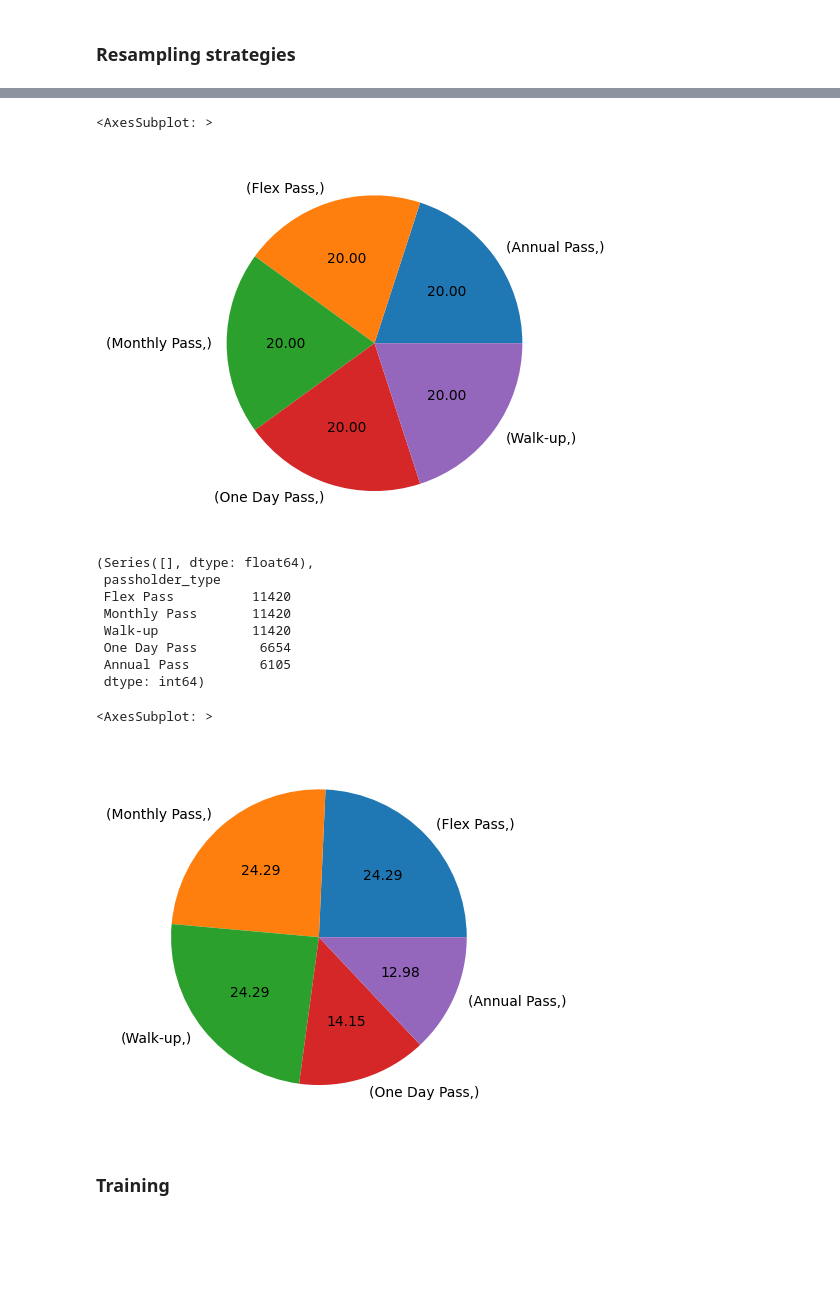
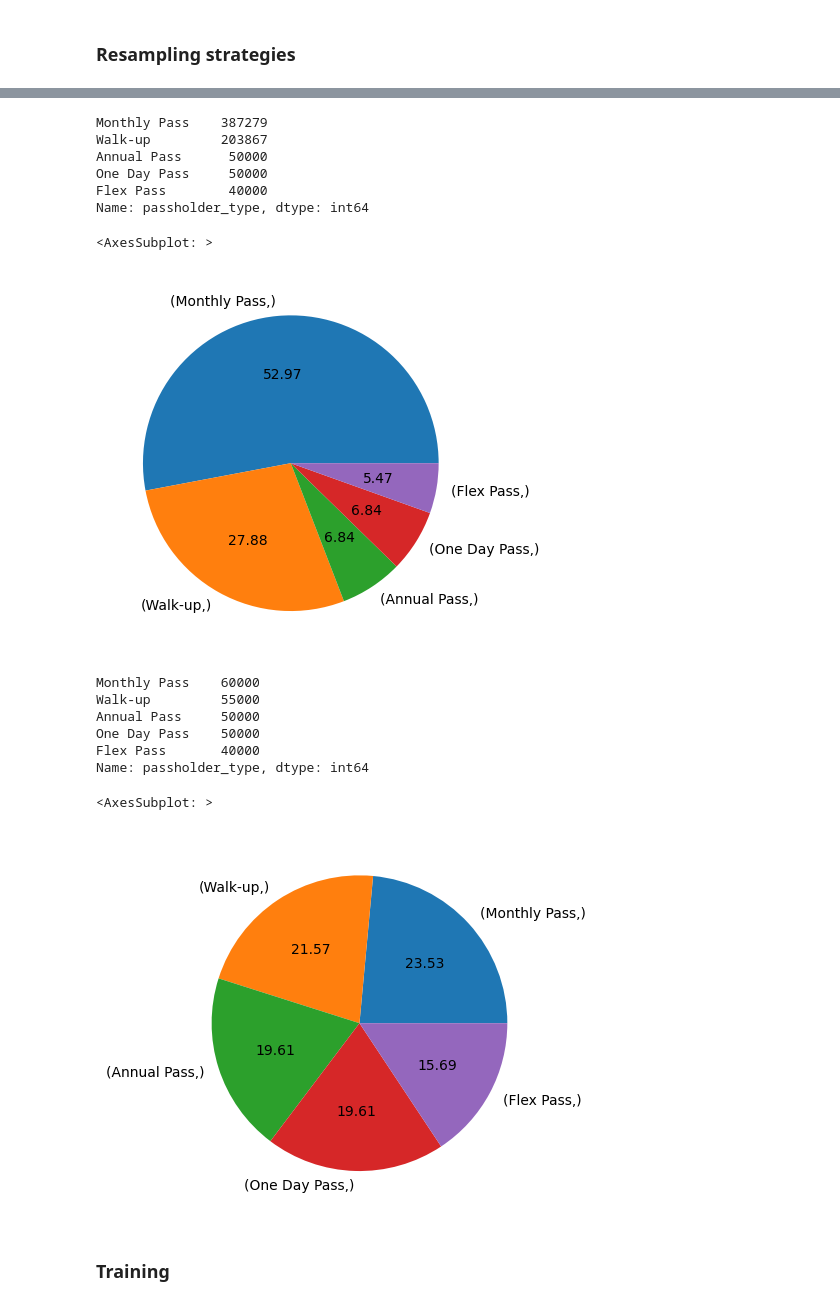
Before and after one commit to agustingenoud/la-bike-rent-analysis, a Jupyter notebook: Notebooks/02-ML.ipynb, the cells around one changed output, grey strips where cells are left out. Saved outputs shown, nothing was run; the diff lists cells and outputs as text; code cells hidden in the pictures; blank space fills up the shorter version.

Commit message:
train-test-update

```diff
--- a/Notebooks/02-ML.ipynb
+++ b/Notebooks/02-ML.ipynb
@@ -310,5 +389,10 @@ schema={
 dates=['start_time', 'end_time']
 
 # Load DF's
-y_train=pd.read_csv('/workspace/data/train_set_cleaned_no_out.csv', index_col='trip_id', dtype=schema, parse_dates=dates)
-X_train=np.load('/workspace/data/train_output.npy')
+#y_train=pd.read_csv('/workspace/data/train_set_cleaned_no_out.csv', index_col='trip_id', dtype=schema, parse_dates=dates)
+#y_train=pd.read_csv('/workspace/data/train_set_cleaned_with_outliers.csv', index_col='trip_id', dtype=schema, parse_dates=dates)
+
+load_train=pd.read_csv('/workspace/data/train_set_cleaned_no_outliers.csv', index_col='trip_id', dtype=schema, parse_dates=dates)
+y_train = load_train.loc[:, 'passholder_type']
+
+X_train_for_predict=np.load('/workspace/data/train_output.npy')
@@ -348,6 +437,29 @@ y_under
+# %%
+from imblearn.over_sampling import SMOTE
+
+smote_sampling_dict={'Annual Pass':50000, 'Flex Pass':40000, 'Monthly Pass':387279, 'One Day Pass':50000, 'Walk-up':203867}
+over = SMOTE(sampling_strategy=smote_sampling_dict)
+X_sampled, y_sampled = over.fit_resample(X_train_for_predict, y_train)
+
+#random_sampling_dict={'Annual Pass':50000, 'Flex Pass':40000, 'Monthly Pass':60000, 'One Day Pass':50000, 'Walk-up':55000}
+#under = RandomUnderSampler(sampling_strategy=random_sampling_dict)
+
+#steps = [('o', over), ('u', under)]
+#pipeline = Pipeline(steps=steps)
+
+#X_sampled, y_sampled = pipeline.fit_resample(X_train_for_predict, y_train)
+# %%
+y_sampled.value_counts()
+# %% [output]
+Monthly Pass    387279
+Walk-up         203867
+Annual Pass      50000
+One Day Pass     50000
+Flex Pass        40000
+Name: passholder_type, dtype: int64
 # %%
 autopct="%.2f"
-pd.DataFrame(y_under).value_counts().plot.pie(autopct=autopct)
+pd.DataFrame(y_sampled).value_counts().plot.pie(autopct=autopct)
 # %% [output]
 <AxesSubplot: >
-[figure, old version]
+[figure, new version]
@@ -359,11 +465,0 @@ X_resampled_nm3, y_resampled_nm3 = nm3.fit_resample(train_output, y_train[['pass
-# %%
-(np.sum(y_resampled_nm3, axis=0), pd.DataFrame(y_resampled_nm3).value_counts())
-# %% [output]
-(Series([], dtype: float64),
- passholder_type
- Flex Pass          11420
- Monthly Pass       11420
- Walk-up            11420
- One Day Pass        6654
- Annual Pass         6105
- dtype: int64)
@@ -370,9 +471,18 @@ X_resampled_nm3, y_resampled_nm3 = nm3.fit_resample(train_output, y_train[['pass
+# %%
+y_sampled.value_counts()
+# %% [output]
+Monthly Pass    60000
+Walk-up         55000
+Annual Pass     50000
+One Day Pass    50000
+Flex Pass       40000
+Name: passholder_type, dtype: int64
 # %%
 autopct="%.2f"
-pd.DataFrame(y_resampled_nm3).value_counts().plot.pie(autopct=autopct)
+pd.DataFrame(y_sampled).value_counts().plot.pie(autopct=autopct)
 # %% [output]
 <AxesSubplot: >
-[figure, old version]
+[figure, new version]
 # %% [markdown]
 ### Training
 # %% [markdown]
```
Also changed, not shown: parts of 59 cells of this notebook, 3 other files.
